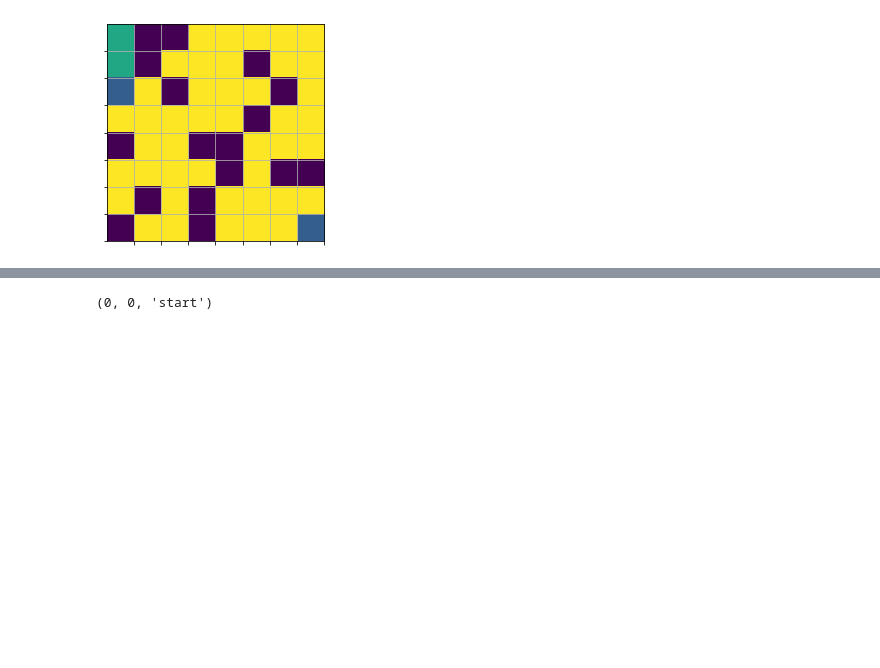
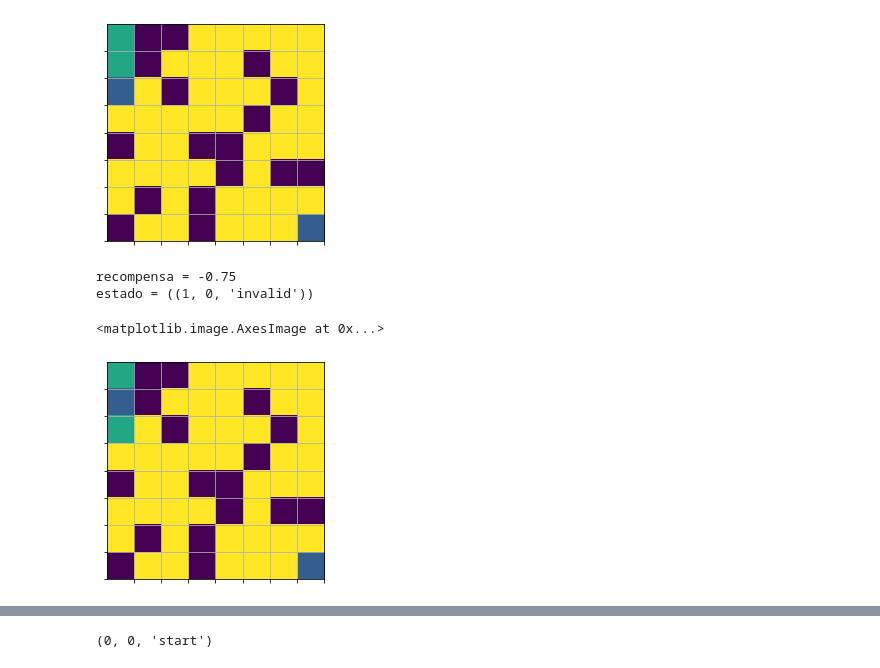
Before and after one commit to cesar-claros/RL_tutorial, a Jupyter notebook: RL_maze_tabular.ipynb, the cells around one changed output, grey strips where cells are left out. Cells and saved outputs as stored; diff of their text form; code cells hidden in the pictures; blank space fills up the shorter version.

```diff
--- a/RL_maze_tabular.ipynb
+++ b/RL_maze_tabular.ipynb
@@ -107,6 +107,18 @@ recompensa = -0.04
 estado = ((2, 0, 'valid'))
 <matplotlib.image.AxesImage at 0x...>
 [figure]
+# %%
+# Ejecutar acción
+canvas, reward, game_over = qmaze.act(RIGHT)
+# Observar el ambiente (environment)
+print("recompensa =", reward)
+print("estado = ({})".format(qmaze.state)) #(FILA,COLUMNA)
+env_maze.show(qmaze)
+# %% [output]
+recompensa = -0.75
+estado = ((1, 0, 'invalid'))
+<matplotlib.image.AxesImage at 0x...>
+[figure, added]
 # %% [markdown]
 ## Ambiente (environment):
 <figure>
```
Also changed, not shown: parts of 8 cells of this notebook.
